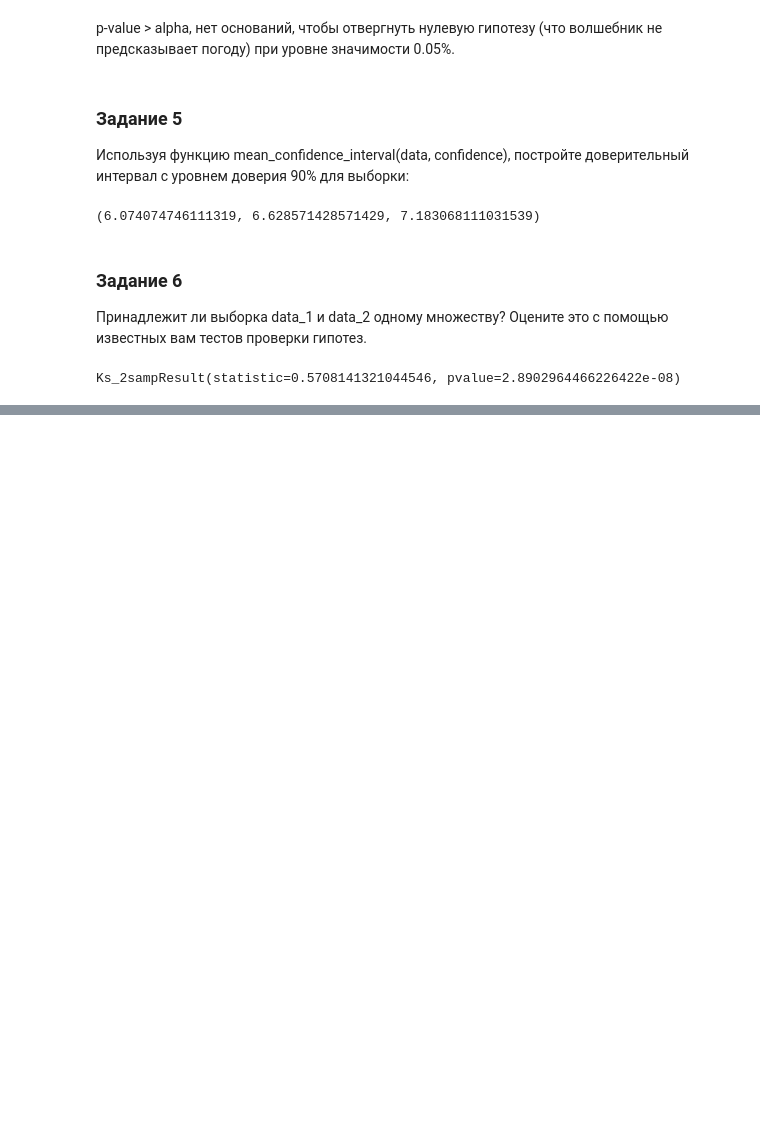
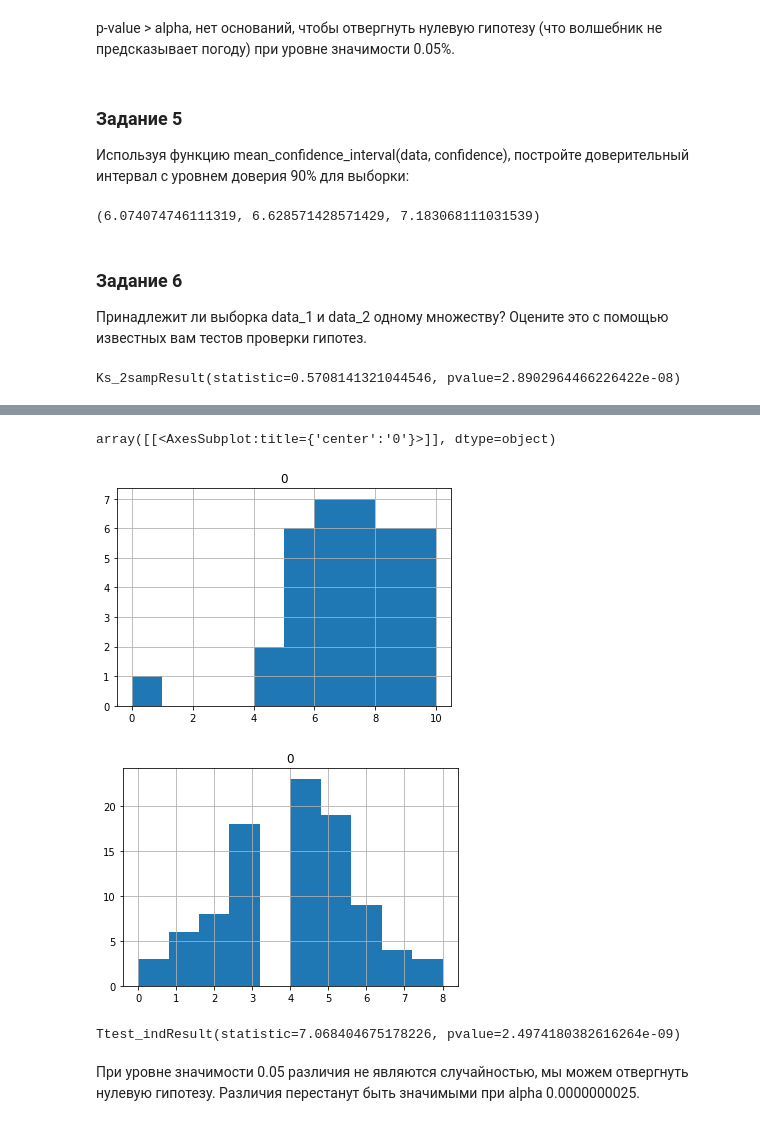
Before and after one commit to Dmitry-V-Makarov/Netology, a Jupyter notebook: pyda-13/hw/20.HW_conf_HT_independent.ipynb, the cells around one changed output, grey strips where cells are left out. Drawn from its saved outputs; the diff is of its cells as text; code cells hidden in the pictures; blank space fills up the shorter version.

```diff
--- a/pyda-13/hw/20.HW_conf_HT_independent.ipynb
+++ b/pyda-13/hw/20.HW_conf_HT_independent.ipynb
@@ -123,0 +173,16 @@ Ks_2sampResult(statistic=0.5708141321044546, pvalue=2.8902964466226422e-08)
+# %%
+data_1 = [4,5,8,9,6,7,5,6,7,8,5,6,7,0,9,8,4,6,7,9,8,6,5,7,8,9,6,7,5,8,6,7,9,5,10]
+data_2 = [8,5,6,7,0,1,8,4,6,7,0,2,6,5,7,5,3,5,3,5,3,5,5,8,7,6,4,5,3,5,4,6,4,5,3,2,6,4,2,6,1,0,4,3,5,4,3,4,5,4,3,4,5,4,3,4,5,3,4,4,1,2,4,3,1,2,4,3,2,1,5,3,4,6,4,5,3,2,4,5,6,4,3,1,3,5,3,4,4,4,2,5,3]
+# %%
+pd.DataFrame(data_1).hist(bins=10)
+pd.DataFrame(data_2).hist(bins=10)
+# %% [output]
+array([[<AxesSubplot:title={'center':'0'}>]], dtype=object)
+[figure, added]
+[figure, added]
+# %%
+st.ttest_ind(data_1,data_2, equal_var = False)
+# %% [output]
+Ttest_indResult(statistic=7.068404675178226, pvalue=2.4974180382616264e-09)
+# %% [markdown]
+При уровне значимости 0.05 различия не являются случайностью, мы можем отвергнуть нулевую гипотезу. Различия перестанут быть значимыми при alpha 0.0000000025.
```
Also changed, not shown: parts of 14 cells of this notebook, 5 other files.
